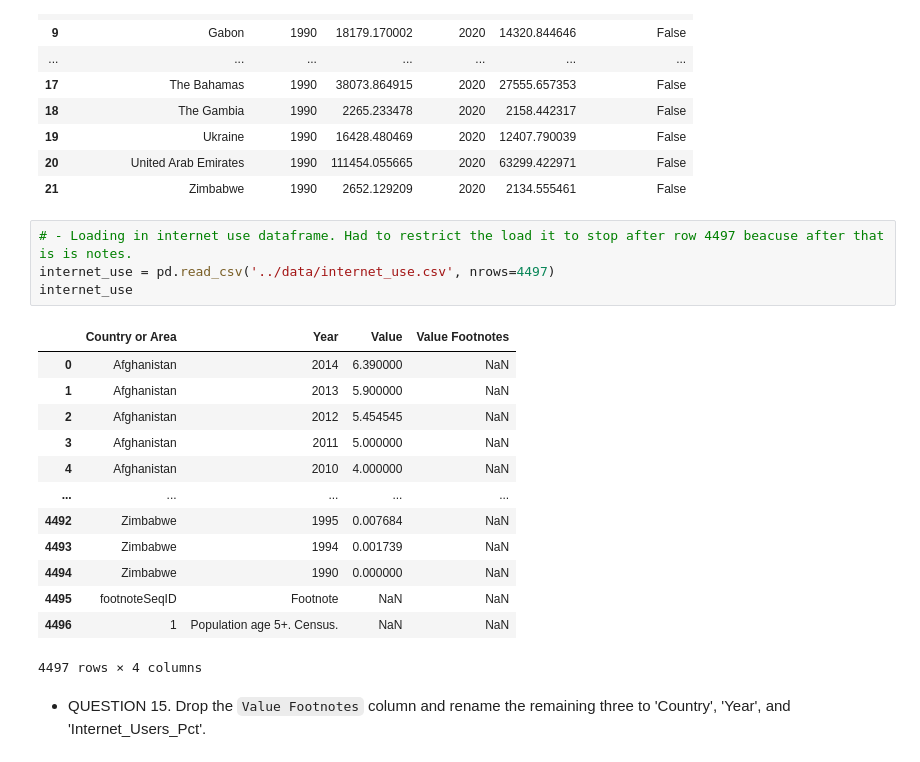
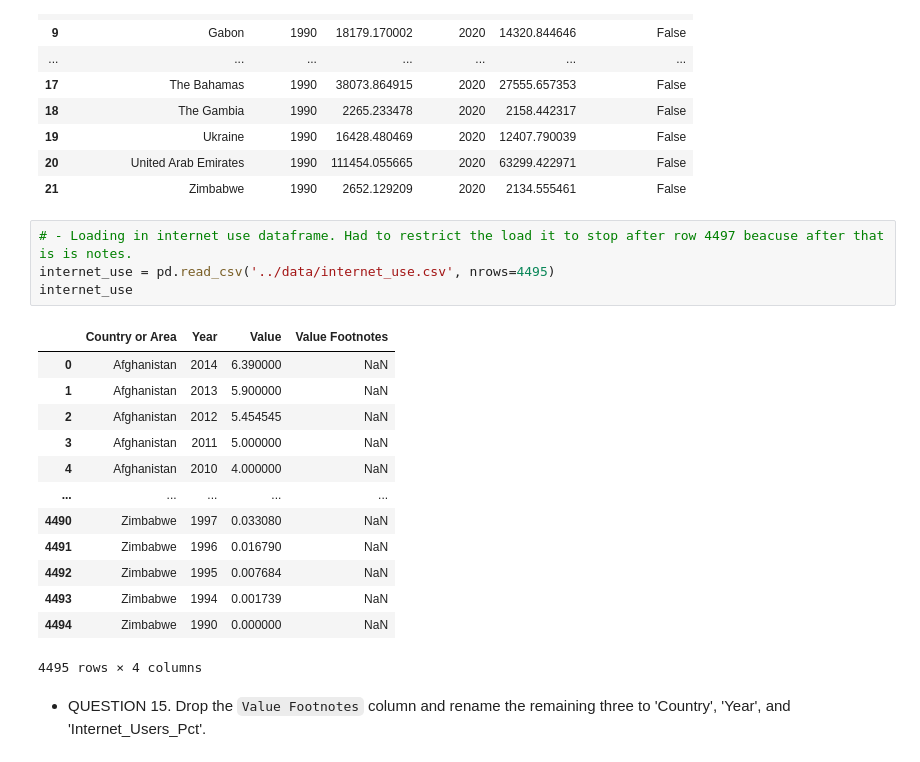
Before and after one commit to NSS-Full-Time-Data-Analytics-11/un-project-nelson-aaron-j, a Jupyter notebook: notebooks/nelson_un_project.ipynb, the cells around one changed output. Cells and saved outputs as stored; diff of their text form.

Commit message:
10/25 lunch push just finished gdb/internet scatter

```diff
--- a/notebooks/nelson_un_project.ipynb
+++ b/notebooks/nelson_un_project.ipynb
@@ -396,22 +396,22 @@ filtered_gdp1990_2020
 | 21 | Zimbabwe | 1990 | 2652.129209 | 2020 | 2134.555461 | False |
 # %%
 # - Loading in internet use dataframe. Had to restrict the load it to stop after row 4497 beacuse after that is is notes.
-internet_use = pd.read_csv('../data/internet_use.csv', nrows=4497)
+internet_use = pd.read_csv('../data/internet_use.csv', nrows=4495)
 internet_use
 # %% [output]
 |  | Country or Area | Year | Value | Value Footnotes |
 | 0 | Afghanistan | 2014 | 6.390000 | NaN |
 | 1 | Afghanistan | 2013 | 5.900000 | NaN |
 | 2 | Afghanistan | 2012 | 5.454545 | NaN |
 | 3 | Afghanistan | 2011 | 5.000000 | NaN |
 | 4 | Afghanistan | 2010 | 4.000000 | NaN |
 | ... | ... | ... | ... | ... |
+| 4490 | Zimbabwe | 1997 | 0.033080 | NaN |
+| 4491 | Zimbabwe | 1996 | 0.016790 | NaN |
 | 4492 | Zimbabwe | 1995 | 0.007684 | NaN |
 | 4493 | Zimbabwe | 1994 | 0.001739 | NaN |
 | 4494 | Zimbabwe | 1990 | 0.000000 | NaN |
-| 4495 | footnoteSeqID | Footnote | NaN | NaN |
-| 4496 | 1 | Population age 5+. Census. | NaN | NaN |
-4497 rows × 4 columns
+4495 rows × 4 columns
 # %% [markdown]
 - QUESTION 15. Drop the `Value Footnotes` column and rename the remaining three to 'Country', 'Year', and 'Internet_Users_Pct'.
 # %%
```
Also changed, not shown: parts of 19 cells of this notebook.
